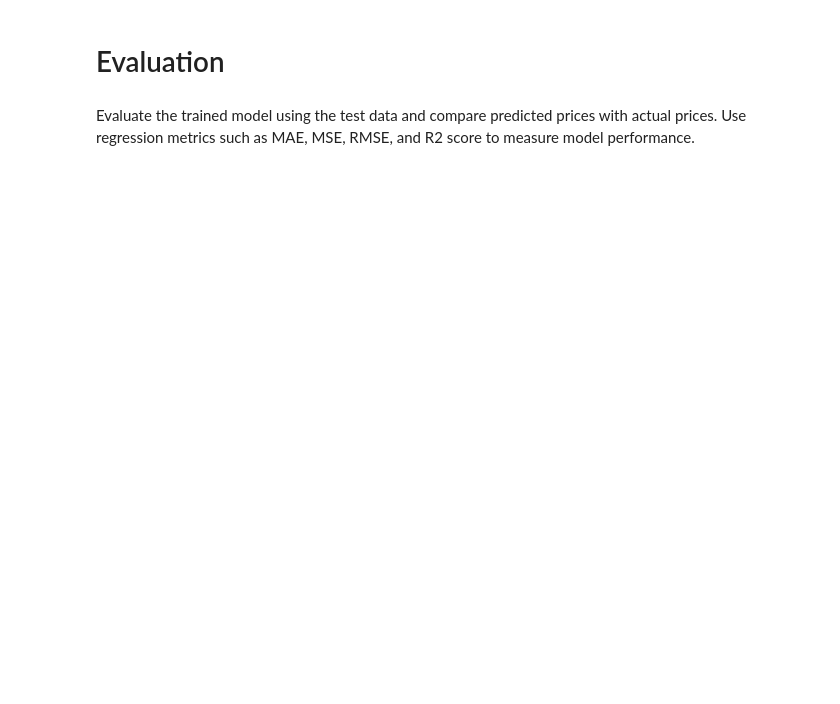
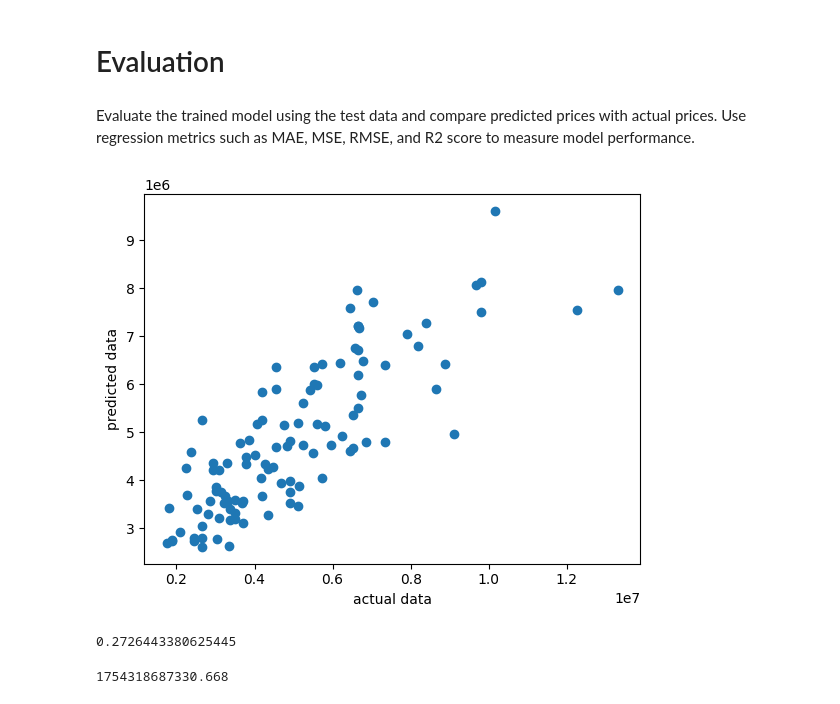
Before and after one commit to Asit-Sengar/Machine_Learning_Projects, a Jupyter notebook: House_Price_Prediction/Notebooks/House_Price_Prediction.ipynb, the cells around one changed output. Drawn from its saved outputs; the diff is of its cells as text; code cells hidden in the pictures; blank space fills up the shorter version.

Commit message:
creating the model

```diff
--- a/House_Price_Prediction/Notebooks/House_Price_Prediction.ipynb
+++ b/House_Price_Prediction/Notebooks/House_Price_Prediction.ipynb
@@ -154,6 +157,7 @@ preprocessor  = ColumnTransformer(transformers=[
 ])
 # %%
 transformer2 = LinearRegression()#creating the object
+pipe = make_pipeline(preprocessor, transformer2)#creating the pipeline
 # %% [markdown]
 # Training model
 # %% [markdown]
@@ -161 +165,3 @@ Train the machine learning model using the prepared training data.
 This section fits the model so it can learn the relationship between house features and price.
+# %%
+pipe.fit(X_train , Y_train)#training the pipeline which contains model
@@ -164,3 +194,22 @@ This section fits the model so it can learn the relationship between house featu
 # %% [markdown]
 Evaluate the trained model using the test data and compare predicted prices with actual prices.
 Use regression metrics such as MAE, MSE, RMSE, and R2 score to measure model performance.
+# %%
+Y_pred = pipe.predict(X_test)#predicting the data
+# %%
+plt.scatter(Y_test,Y_pred)
+plt.xlabel("actual data")
+plt.ylabel("predicted data")
+plt.show()
+# %% [output]
+[figure, added]
+# %%
+r2 = r2_score(Y_pred, Y_test)
+r2
+# %% [output]
+0.2726443380625445
+# %%
+mse = mean_squared_error(Y_test , Y_pred)
+mse
+# %% [output]
+1754318687330.668
```
Also changed, not shown: parts of 6 cells of this notebook.
